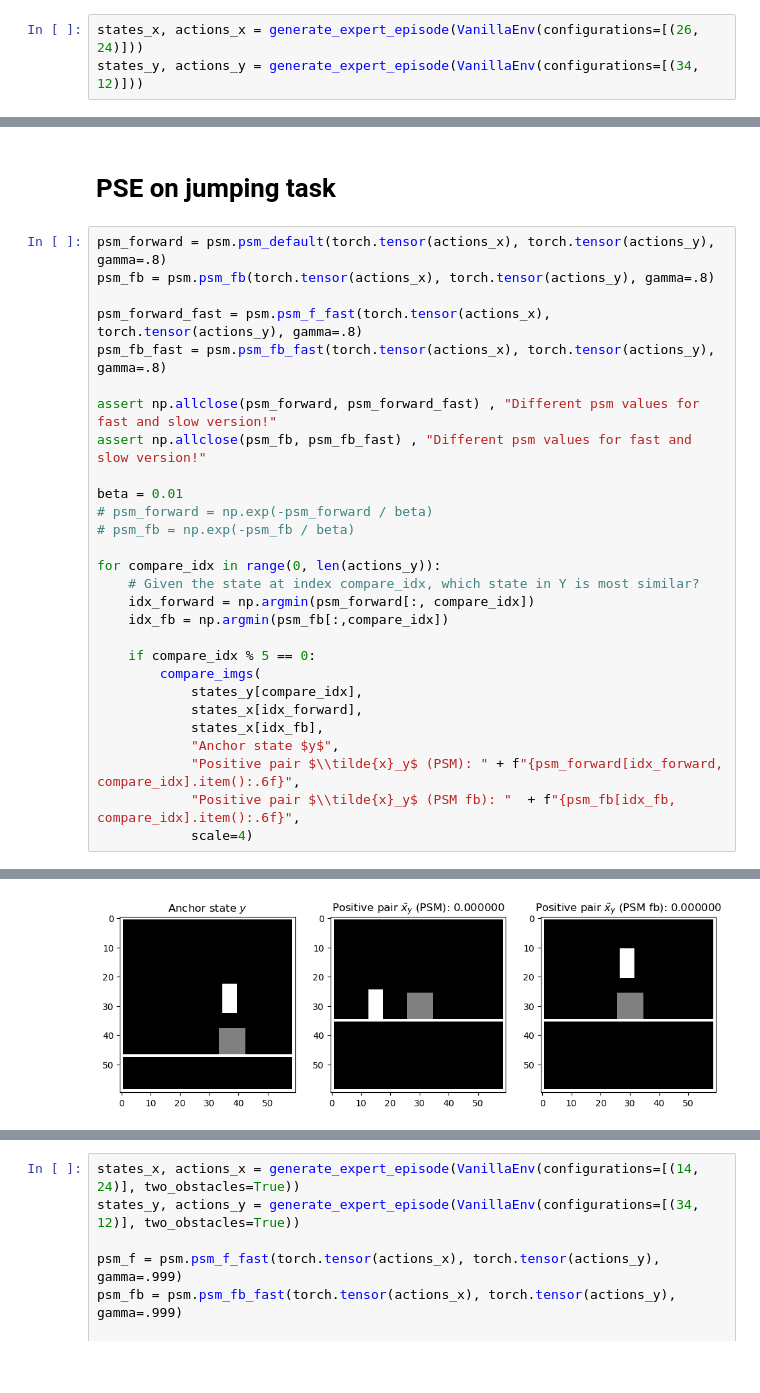
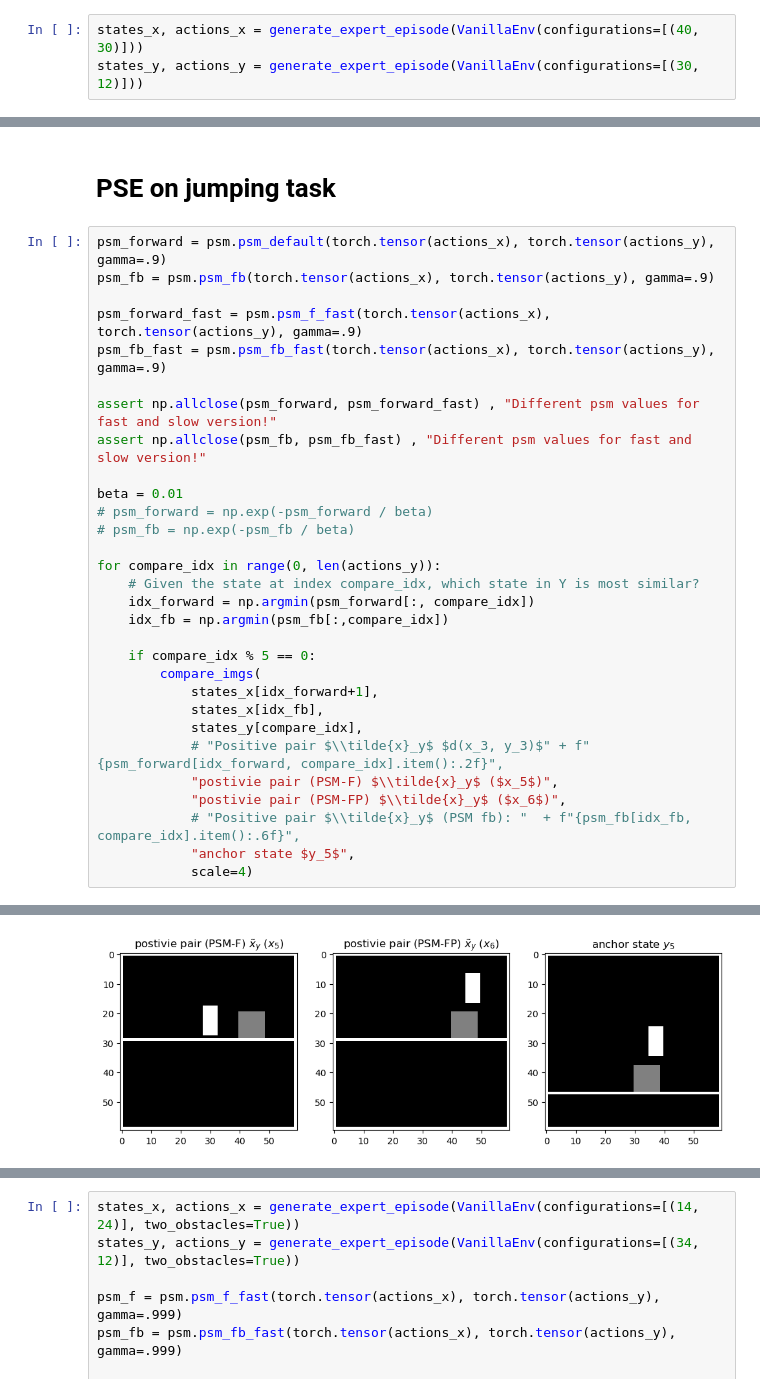
Before and after one commit to manusimidt/jku_master_thesis, a Jupyter notebook: jumping/visualize_psm.ipynb, the cells around one changed output, grey strips where cells are left out. Cells and saved outputs as stored; diff of their text form; blank space fills up the shorter version.

```diff
--- a/jumping/visualize_psm.ipynb
+++ b/jumping/visualize_psm.ipynb
@@ -38,8 +38,8 @@ def compare_imgs(a,b,c,title1, title2, title3, scale=3, compare_idx=0):
    # plt.savefig(f"{compare_idx}.pdf", bbox_inches='tight', pad_inches=0)
    plt.show()
 # %%
-states_x, actions_x = generate_expert_episode(VanillaEnv(configurations=[(26, 24)]))
-states_y, actions_y = generate_expert_episode(VanillaEnv(configurations=[(34, 12)]))
+states_x, actions_x = generate_expert_episode(VanillaEnv(configurations=[(40, 30)]))
+states_y, actions_y = generate_expert_episode(VanillaEnv(configurations=[(30, 12)]))
 # %% [markdown]
 # Manual calculation of PSE
 # %% [markdown]
@@ -164,11 +164,11 @@ tensor([[1.9960, 2.9970, 1.9960, 1.9950, 1.9940],
 # %% [markdown]
 # PSE on jumping task
 # %%
-psm_forward = psm.psm_default(torch.tensor(actions_x), torch.tensor(actions_y), gamma=.8)
-psm_fb = psm.psm_fb(torch.tensor(actions_x), torch.tensor(actions_y), gamma=.8)
+psm_forward = psm.psm_default(torch.tensor(actions_x), torch.tensor(actions_y), gamma=.9)
+psm_fb = psm.psm_fb(torch.tensor(actions_x), torch.tensor(actions_y), gamma=.9)
 
-psm_forward_fast = psm.psm_f_fast(torch.tensor(actions_x), torch.tensor(actions_y), gamma=.8)
-psm_fb_fast = psm.psm_fb_fast(torch.tensor(actions_x), torch.tensor(actions_y), gamma=.8)
+psm_forward_fast = psm.psm_f_fast(torch.tensor(actions_x), torch.tensor(actions_y), gamma=.9)
+psm_fb_fast = psm.psm_fb_fast(torch.tensor(actions_x), torch.tensor(actions_y), gamma=.9)
 
 assert np.allclose(psm_forward, psm_forward_fast) , "Different psm values for fast and slow version!"
 assert np.allclose(psm_fb, psm_fb_fast) , "Different psm values for fast and slow version!"
@@ -184,11 +184,13 @@ for compare_idx in range(0, len(actions_y)):
 
     if compare_idx % 5 == 0:
         compare_imgs(
+            states_x[idx_forward+1],
+            states_x[idx_fb],
             states_y[compare_idx],
-            states_x[idx_forward],
-            states_x[idx_fb],
-            "Anchor state $y$",
-            "Positive pair $\\tilde{x}_y$ (PSM): " + f"{psm_forward[idx_forward, compare_idx].item():.6f}",
-            "Positive pair $\\tilde{x}_y$ (PSM fb): "  + f"{psm_fb[idx_fb, compare_idx].item():.6f}",
+            # "Positive pair $\\tilde{x}_y$ $d(x_3, y_3)$" + f"{psm_forward[idx_forward, compare_idx].item():.2f}",
+            "postivie pair (PSM-F) $\\tilde{x}_y$ ($x_5$)",
+            "postivie pair (PSM-FP) $\\tilde{x}_y$ ($x_6$)",
+            # "Positive pair $\\tilde{x}_y$ (PSM fb): "  + f"{psm_fb[idx_fb, compare_idx].item():.6f}",
+            "anchor state $y_5$",
             scale=4)
 # %% [output]
@@ -202 +204 @@ for compare_idx in range(0, len(actions_y)):
-[figure, old version]
+[figure, new version]
```
Also changed, not shown: parts of 7 cells of this notebook, 21 other files.
